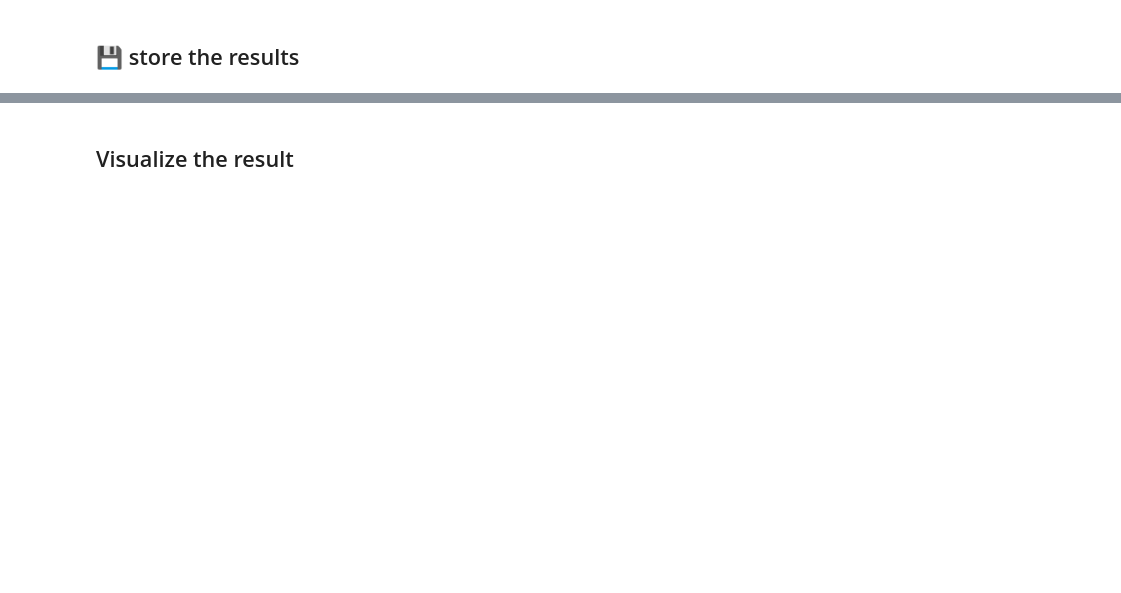
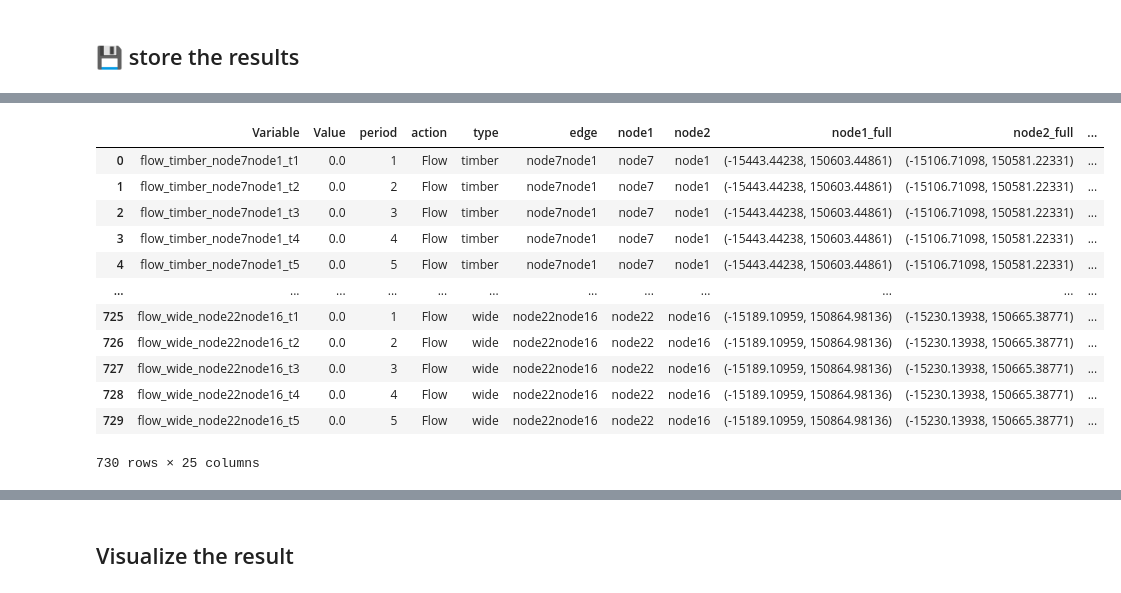
Before and after one commit to johannaasks/Masterthesis, a Jupyter notebook: 4_CPLEX_implementation.ipynb, the cells around one changed output, grey strips where cells are left out. Drawn from its saved outputs; the diff is of its cells as text; code cells hidden in the pictures; blank space fills up the shorter version.

```diff
--- a/4_CPLEX_implementation.ipynb
+++ b/4_CPLEX_implementation.ipynb
@@ -1241,0 +1811,18 @@ print(f"Optimal values: {solution}")
+# %%
+# Merge with reversed node1_ID and node2_ID
+merge2 = solution_df.merge(edge_attr_df, left_on=["node1", "node2"], right_on=["node2_ID", "node1_ID"], how='inner')
+merge2
+# %% [output]
+|  | Variable | Value | period | action | type | edge | node1 | node2 | node1_full | node2_full | ... |
+| 0 | flow_timber_node7node1_t1 | 0.0 | 1 | Flow | timber | node7node1 | node7 | node1 | (-15443.44238, 150603.44861) | (-15106.71098, 150581.22331) | ... |
+| 1 | flow_timber_node7node1_t2 | 0.0 | 2 | Flow | timber | node7node1 | node7 | node1 | (-15443.44238, 150603.44861) | (-15106.71098, 150581.22331) | ... |
+| 2 | flow_timber_node7node1_t3 | 0.0 | 3 | Flow | timber | node7node1 | node7 | node1 | (-15443.44238, 150603.44861) | (-15106.71098, 150581.22331) | ... |
+| 3 | flow_timber_node7node1_t4 | 0.0 | 4 | Flow | timber | node7node1 | node7 | node1 | (-15443.44238, 150603.44861) | (-15106.71098, 150581.22331) | ... |
+| 4 | flow_timber_node7node1_t5 | 0.0 | 5 | Flow | timber | node7node1 | node7 | node1 | (-15443.44238, 150603.44861) | (-15106.71098, 150581.22331) | ... |
+| ... | ... | ... | ... | ... | ... | ... | ... | ... | ... | ... | ... |
+| 725 | flow_wide_node22node16_t1 | 0.0 | 1 | Flow | wide | node22node16 | node22 | node16 | (-15189.10959, 150864.98136) | (-15230.13938, 150665.38771) | ... |
+| 726 | flow_wide_node22node16_t2 | 0.0 | 2 | Flow | wide | node22node16 | node22 | node16 | (-15189.10959, 150864.98136) | (-15230.13938, 150665.38771) | ... |
+| 727 | flow_wide_node22node16_t3 | 0.0 | 3 | Flow | wide | node22node16 | node22 | node16 | (-15189.10959, 150864.98136) | (-15230.13938, 150665.38771) | ... |
+| 728 | flow_wide_node22node16_t4 | 0.0 | 4 | Flow | wide | node22node16 | node22 | node16 | (-15189.10959, 150864.98136) | (-15230.13938, 150665.38771) | ... |
+| 729 | flow_wide_node22node16_t5 | 0.0 | 5 | Flow | wide | node22node16 | node22 | node16 | (-15189.10959, 150864.98136) | (-15230.13938, 150665.38771) | ... |
+730 rows × 25 columns
```
Also changed, not shown: parts of 192 cells of this notebook, 2 other files.
